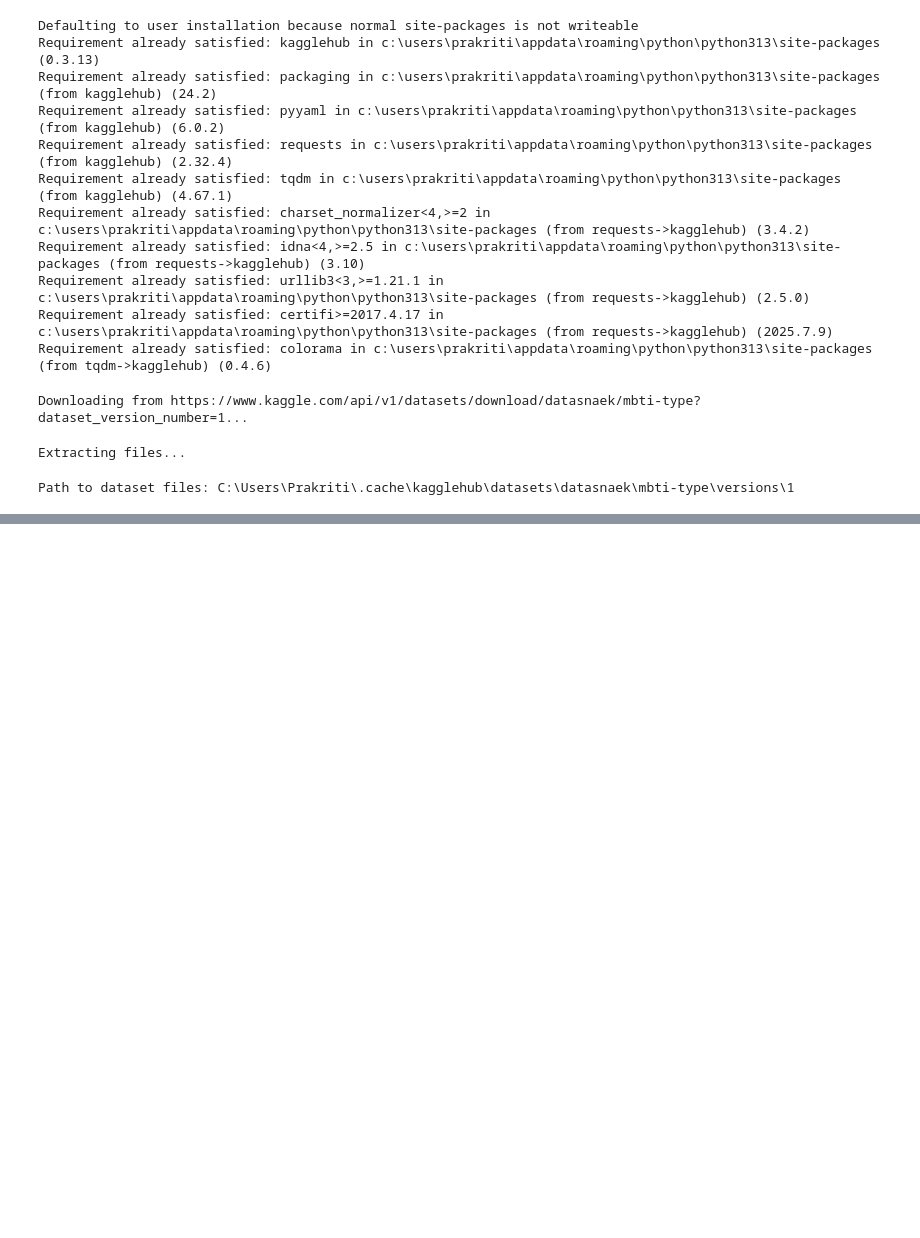
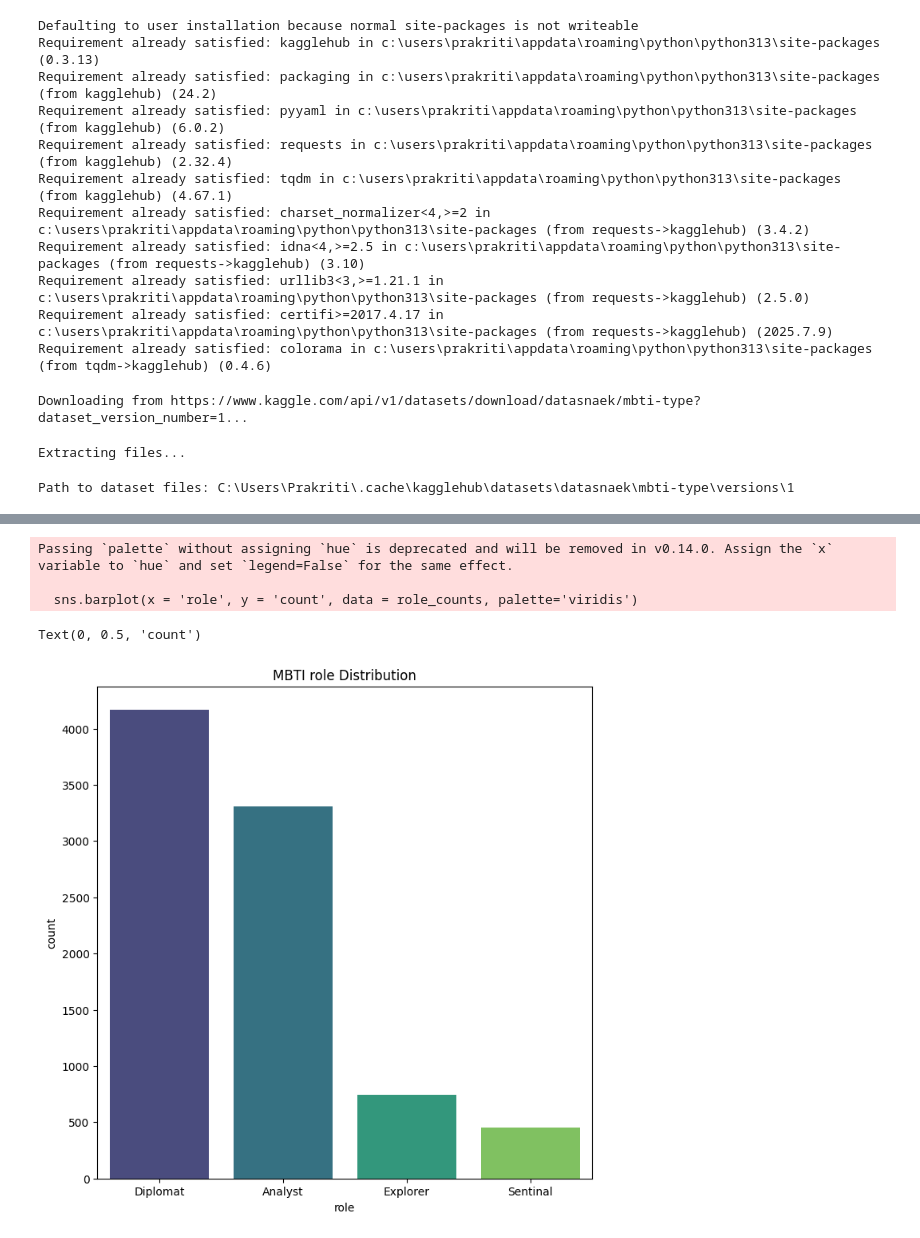
Before and after one commit to prakritea/-Myers-Briggs-Personality-Type-Identification, a Jupyter notebook: mbti.ipynb, the cells around one changed output, grey strips where cells are left out. Saved outputs shown, nothing was run; the diff lists cells and outputs as text; code cells hidden in the pictures; blank space fills up the shorter version.

```diff
--- a/mbti.ipynb
+++ b/mbti.ipynb
@@ -59,0 +153,16 @@ TypeError: read_csv() missing 1 required positional argument: 'filepath_or_buffe
+# %%
+# role = ['Analyst', 'Diplomat', 'Sentinal', 'Explorer']
+
+mbti_to_role = {
+    **{t: 'Analyst' for t in ['INTJ', 'INTP', 'ENTJ', 'ENTP']},
+    **{t: 'Diplomat' for t in ['INFJ', 'INFP', 'ENFJ', 'ENFP']},
+    **{t: 'Sentinel' for t in ['ISTJ', 'ISFJ', 'ESTJ', 'ESFJ']},
+    **{t: 'Explorer' for t in ['ISTP', 'ISFP', 'ESTP', 'ESFP']},
+}
+
+data['role'] = data['type']
+# %%
+data['role'] = data['type'].map(mbti_to_role)
+# %%
+role_counts = data['role'].value_counts().reset_index()
+role_counts.columns = ['role','count']
@@ -59,0 +180,14 @@ TypeError: read_csv() missing 1 required positional argument: 'filepath_or_buffe
+# %%
+# Donut chart to show the role proportions
+plt.figure(figsize=(8, 8))
+sns.barplot(x = 'role', y = 'count', data = role_counts, palette='viridis')
+
+plt.title('MBTI role Distribution')
+plt.xlabel('role')
+plt.ylabel('count')
+# %% [output]
+Passing `palette` without assigning `hue` is deprecated and will be removed in v0.14.0. Assign the `x` variable to `hue` and set `legend=False` for the same effect.
+
+  sns.barplot(x = 'role', y = 'count', data = role_counts, palette='viridis')
+Text(0, 0.5, 'count')
+[figure, added]
```
Also changed, not shown: parts of 18 cells of this notebook, 1 other file.
